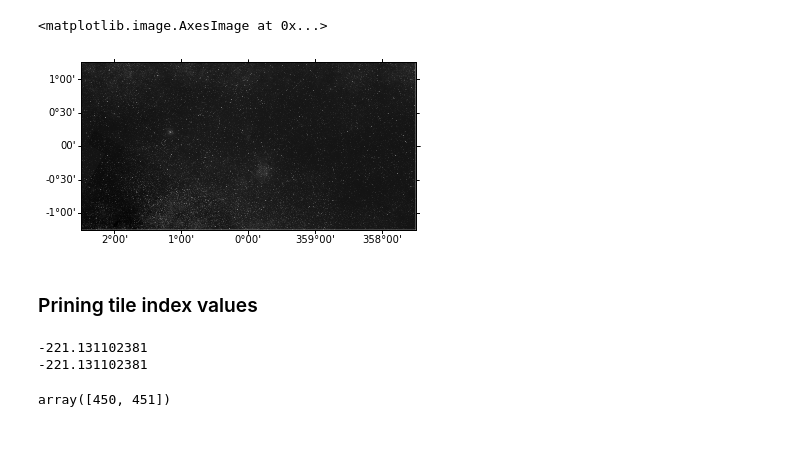
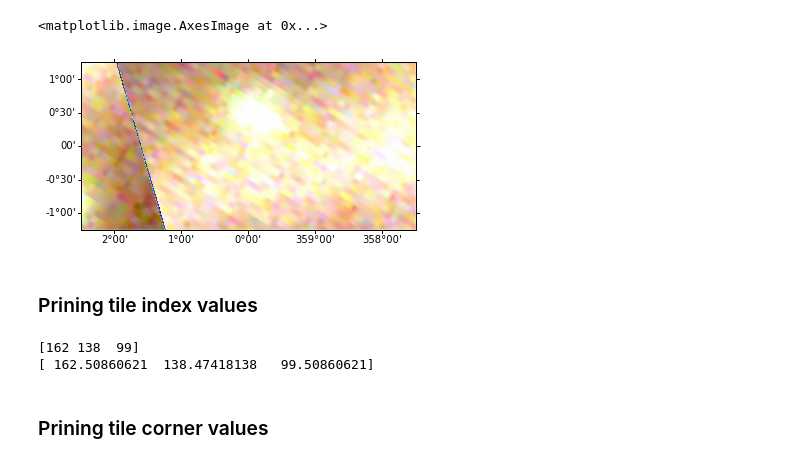
Before and after one commit to adl1995/HIPS-to-Py, a Jupyter notebook: examples/JPG_tile_draw_issue.ipynb, the cells around one changed output. Drawn from its saved outputs; the diff is of its cells as text; code cells hidden in the pictures.

```diff
--- a/examples/JPG_tile_draw_issue.ipynb
+++ b/examples/JPG_tile_draw_issue.ipynb
@@ -13,30 +13,28 @@ geometry = WCSGeometry.create_simple(
      coordsys='galactic', projection='AIT'
 )
 # %%
-url = 'http://alasky.unistra.fr/DSS/DSS2Merged/properties'
+url = 'http://alasky.u-strasbg.fr/Fermi/Color/properties'
 hips_survey = HipsSurveyProperties.fetch(url)
 # %%
-painter = SimpleTilePainter(geometry, hips_survey, 'fits')
+painter = SimpleTilePainter(geometry, hips_survey, 'jpg')
 painter.run()
 # %%
 from astropy.visualization.mpl_normalize import simple_norm
 
 ax = plt.subplot(projection=geometry.wcs)
 norm = simple_norm(painter.image, 'asinh')
-data = painter.image
-ax.imshow(data, cmap='gray', origin='lower')
+data = painter.image.astype(np.uint8)
+ax.imshow(data, origin='lower')
 # %% [output]
 <matplotlib.image.AxesImage at 0x...>
-[figure, old version]
+[figure, new version]
 # %% [markdown]
 ### Prining tile index values
 # %%
 print(data[100, 200])
 print(painter.image[100, 200])
 # %% [output]
--221.131102381
--221.131102381
+[162 138  99]
+[ 162.50860621  138.47418138   99.50860621]
-# %%
-painter.tile_indices
-# %% [output]
-array([450, 451])
+# %% [markdown]
+### Prining tile corner values
```
Also changed, not shown: parts of 5 cells of this notebook.
